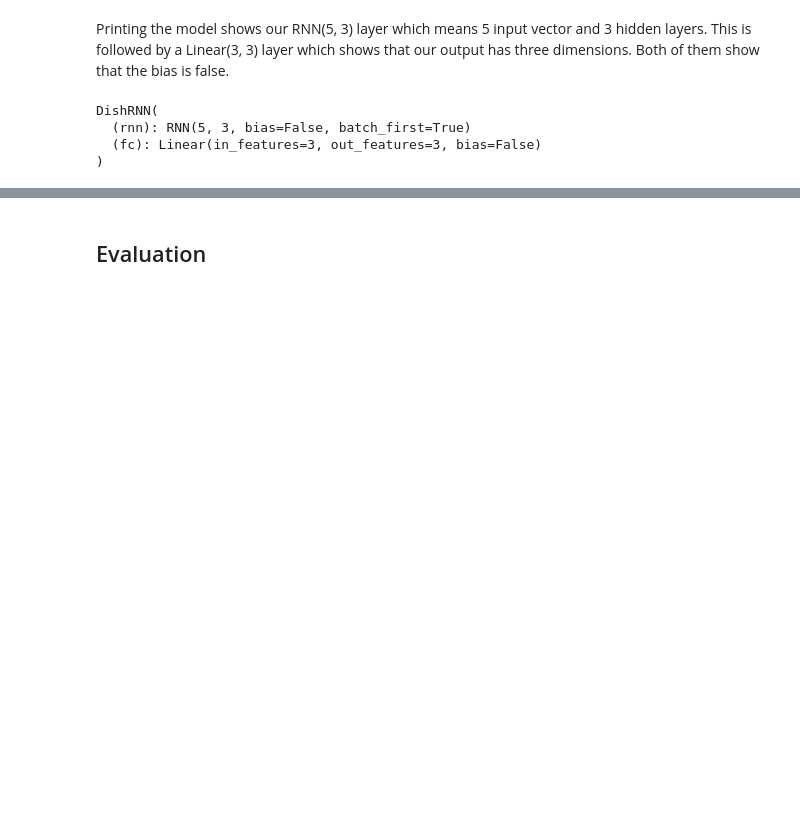
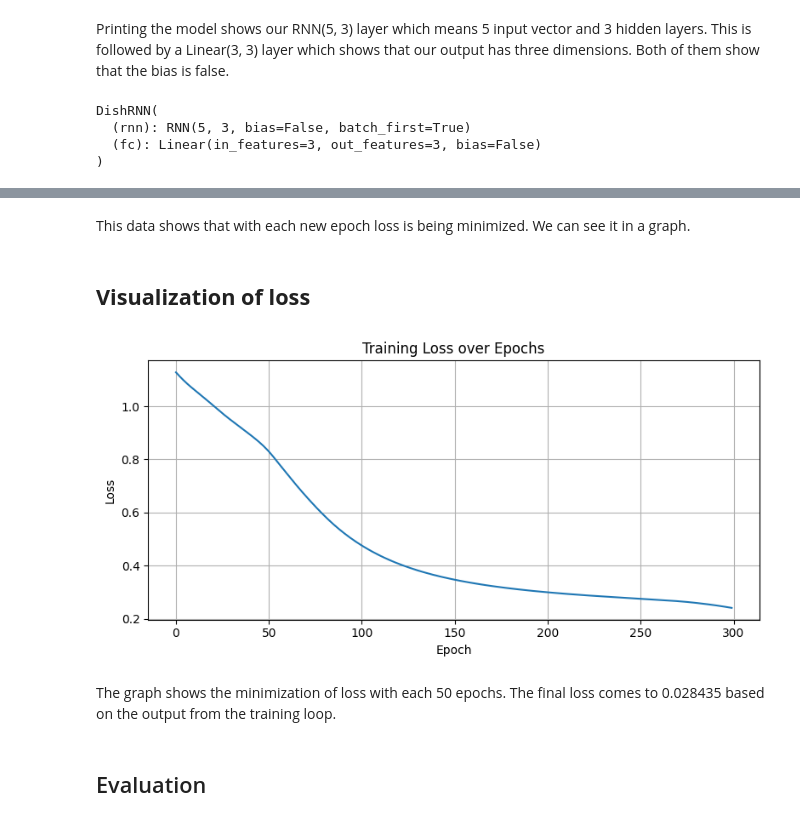
Before and after one commit to Avhijan/AI, a Jupyter notebook: 7_Recurrent_Neural_Networks/rnn.ipynb, the cells around one changed output, grey strips where cells are left out. Drawn from its saved outputs; the diff is of its cells as text; code cells hidden in the pictures; blank space fills up the shorter version.

Commit message:
Update rnn.ipynb
Add Graphs for data visualizations

```diff
--- a/7_Recurrent_Neural_Networks/rnn.ipynb
+++ b/7_Recurrent_Neural_Networks/rnn.ipynb
@@ -233,7 +233,12 @@ Loss is printed every 50 epochs to track convergence.
 # 5. Training loop
 # =====================================================
 
+
+
 epochs = 300
+losses = []
+
+print("Training loop:")
 
 for epoch in range(epochs):
 
@@ -241,18 +246,13 @@ for epoch in range(epochs):
 
     logits = model(X)
 
-    # reshape for CE loss
-    loss = criterion(
-        logits.view(-1, 3),
-        y.view(-1)
-    )
+    #recording loss
+    loss = criterion(logits.view(-1, 3), y.view(-1)) #reshaping loss
+    loss.backward()
 
-    loss.backward()
     optimizer.step()
+    losses.append(loss.item())
 
     if (epoch + 1) % 50 == 0:
-        print(
-            f"Epoch [{epoch+1}/{epochs}] "
-            f"Loss = {loss.item():.6f}"
-        )
+        print(f"Epoch [{epoch+1}/{epochs}] Loss = {loss.item():.6f}")
 # %% [output]
@@ -265,3 +266,22 @@ Epoch [300/300] Loss = 0.033210
+# %% [markdown]
+This data shows that with each new epoch loss is being minimized. We can see it in a graph.
+# %% [markdown]
+## **Visualization of loss**
+# %%
+import matplotlib.pyplot as plt
+
+plt.figure(figsize=(8, 4))
+plt.plot(losses)
+plt.xlabel("Epoch")
+plt.ylabel("Loss")
+plt.title("Training Loss over Epochs")
+plt.grid(True)
+plt.tight_layout()
+plt.show()
+# %% [output]
+[figure, added]
+# %% [markdown]
+The graph shows the minimization of loss with each 50 epochs. The final loss comes to 0.028435 based on the output from the training loop.
 # %% [markdown]
 ## Evaluation
 # %%
```
Also changed, not shown: parts of 8 cells of this notebook.
